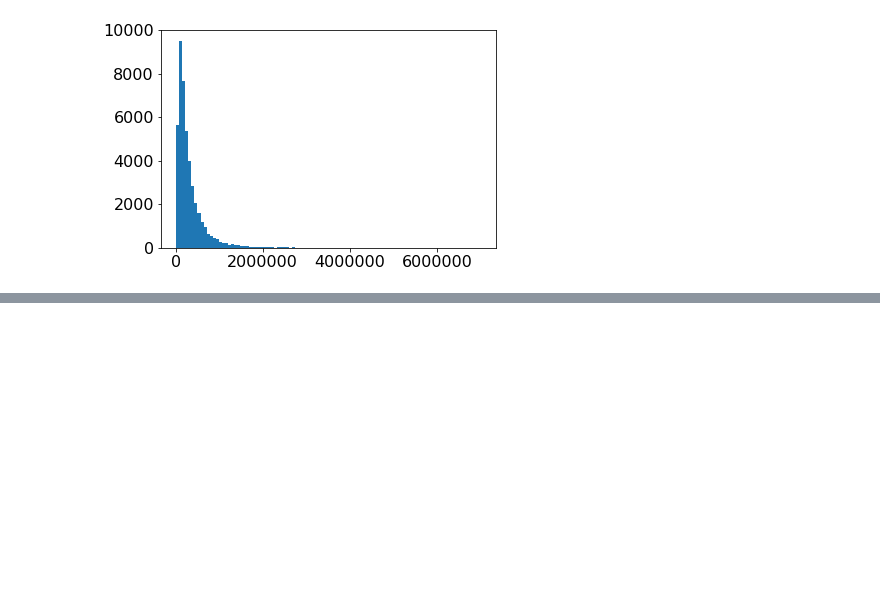
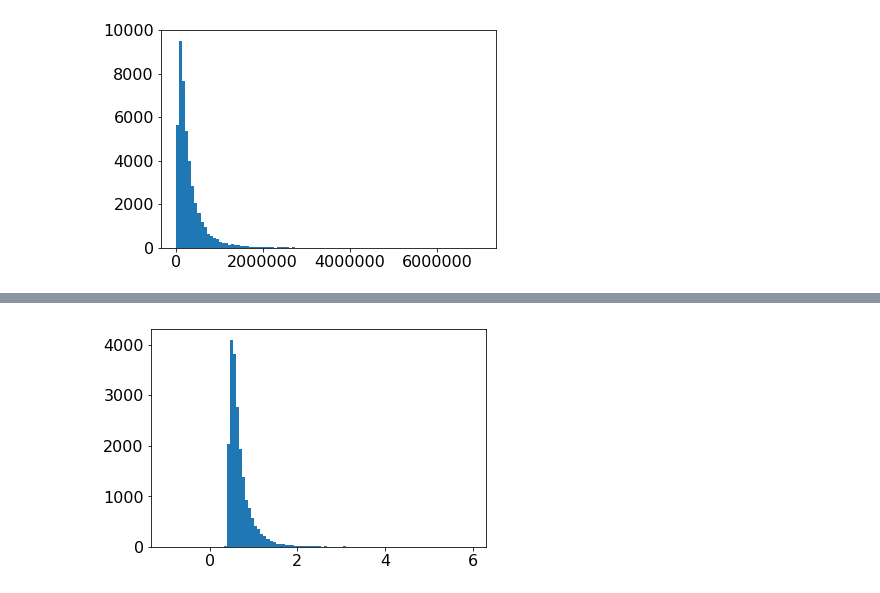
Before and after one commit to rmadar/root-with-pandas, a Jupyter notebook: BasicDataExploration.ipynb, the cells around one changed output, grey strips where cells are left out. Drawn from its saved outputs; the diff is of its cells as text; code cells hidden in the pictures; blank space fills up the shorter version.

```diff
--- a/BasicDataExploration.ipynb
+++ b/BasicDataExploration.ipynb
@@ -320,0 +338,12 @@ plt.plot(dRmean.keys(),dRmean.values(),'o-')
+# %%
+def get_dRmin(jet_collection):
+    dRmin=[]
+    if (len(jet_collection)>1):
+        return np.min([GetdR(j[0],j[1]) for j in itertools.combinations(jet_collection,2)])
+    else:
+        return -1.
+
+data_copy = data
+print(data_copy['jetCollection'][:10])
+for jet_collection in data_copy['jetCollection'][:10]:
+    print(get_dRmin(jet_collection))
@@ -320,0 +368,6 @@ plt.plot(dRmean.keys(),dRmean.values(),'o-')
+# %%
+data_copy['dRmin'] = data_copy['jetCollection'].map(get_dRmin)
+# %%
+ax=plt.hist(data_copy['dRmin'],bins=100)
+# %% [output]
+[figure, added]
```
Also changed, not shown: parts of 10 cells of this notebook.
